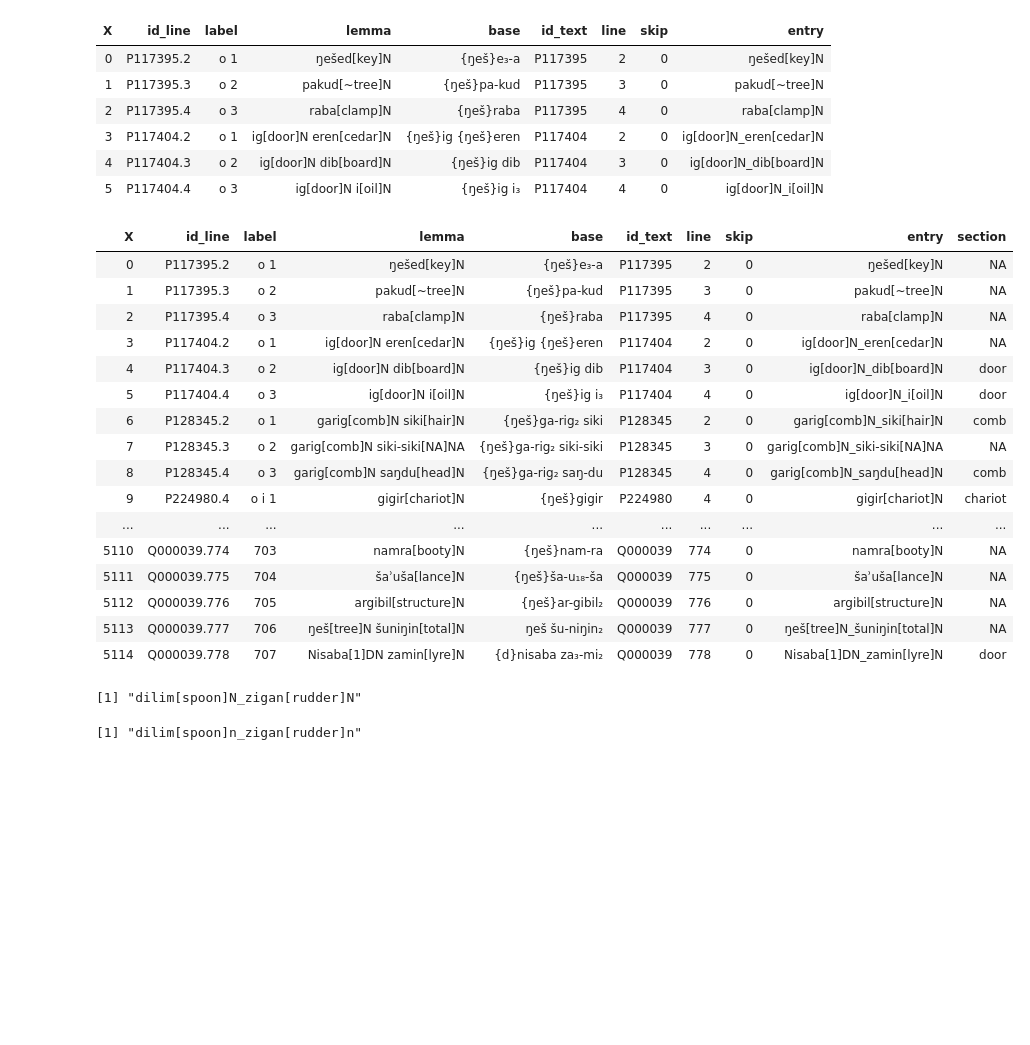
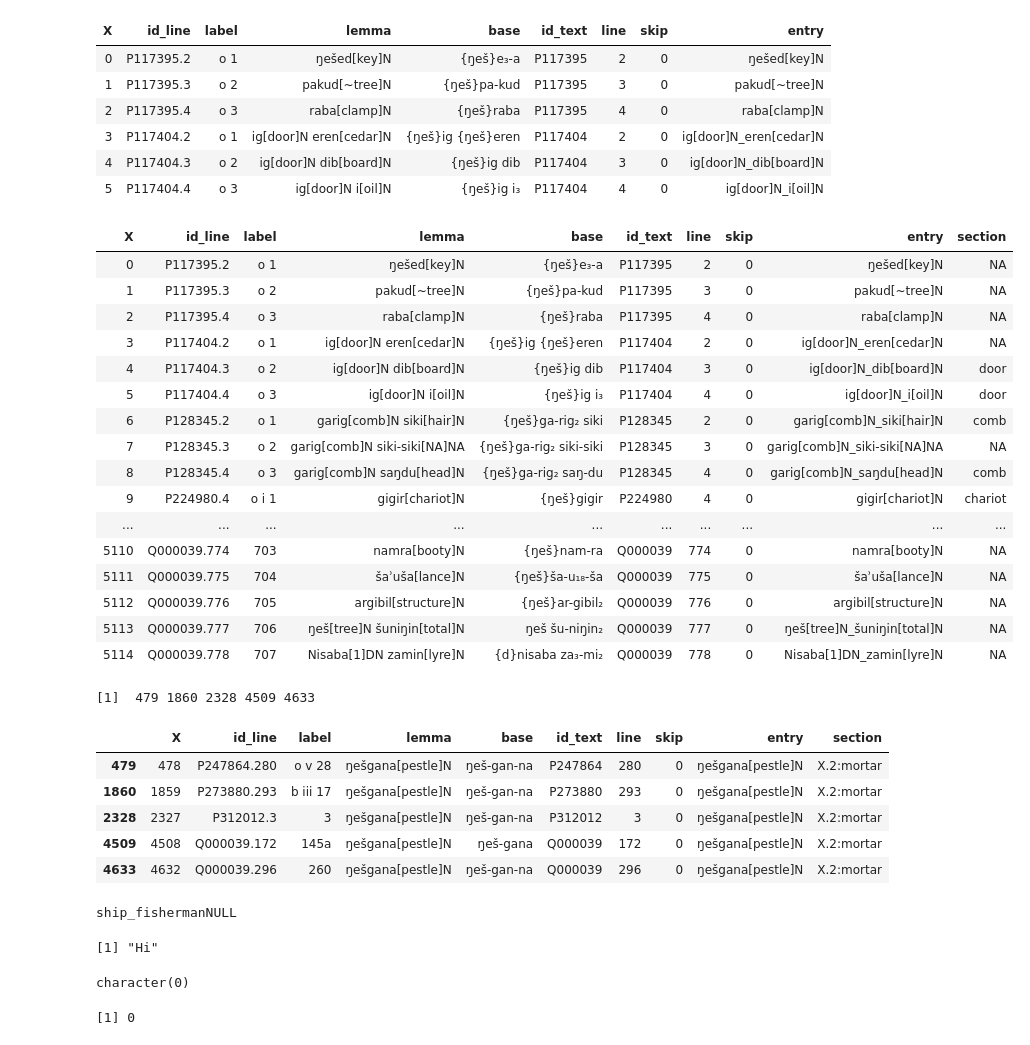
Before and after one commit to ErinBecker/digital-humanities-phylogenetics, a Jupyter notebook: scripts/04_analyze_section_order_R.ipynb, the cells around one changed output. Drawn from its saved outputs; the diff is of its cells as text; code cells hidden in the pictures; blank space fills up the shorter version.

Commit message:
match entries to sections

```diff
--- a/scripts/04_analyze_section_order_R.ipynb
+++ b/scripts/04_analyze_section_order_R.ipynb
@@ -12,7 +12,7 @@ Q42_sections = read.csv("Q000042_sections.csv", stringsAsFactors = FALSE)
 # %%
 # Read in a corpus to analyze
 
-df = read.csv("../pass/ob_lists_wood.csv", stringsAsFactors = FALSE)
+df = read.csv("../pass/Q39_par.csv", stringsAsFactors = FALSE)
 head(df)
 # %% [output]
 | X | id_line | label | lemma | base | id_text | line | skip | entry |
@@ -25,36 +25,60 @@ head(df)
 # %%
 # for each entry in the corpus, identify which section it belongs to
 
 section_defs = Q39_sections
 for (i in 1:nrow(df)) {
     entry = tolower(df$entry[i])
     sections = names(which(sapply(section_defs, function(x) any(x == entry)) == TRUE))
-    if(length(sections) ==1) df$section[i] = sections
-    df
+    if (length(sections) == 0) df$section[i] = NA
+    else df$section[i] = paste(sections, collapse = ":")
 }
 df
-# need to cat on if number of matching sections is more than 1
 # %% [output]
 | X | id_line | label | lemma | base | id_text | line | skip | entry | section |
 | 0 | P117395.2 | o 1 | ŋešed[key]N | {ŋeš}e₃-a | P117395 | 2 | 0 | ŋešed[key]N | NA |
 | 1 | P117395.3 | o 2 | pakud[~tree]N | {ŋeš}pa-kud | P117395 | 3 | 0 | pakud[~tree]N | NA |
 | 2 | P117395.4 | o 3 | raba[clamp]N | {ŋeš}raba | P117395 | 4 | 0 | raba[clamp]N | NA |
 | 3 | P117404.2 | o 1 | ig[door]N eren[cedar]N | {ŋeš}ig {ŋeš}eren | P117404 | 2 | 0 | ig[door]N_eren[cedar]N | NA |
 | 4 | P117404.3 | o 2 | ig[door]N dib[board]N | {ŋeš}ig dib | P117404 | 3 | 0 | ig[door]N_dib[board]N | door |
 | 5 | P117404.4 | o 3 | ig[door]N i[oil]N | {ŋeš}ig i₃ | P117404 | 4 | 0 | ig[door]N_i[oil]N | door |
 | 6 | P128345.2 | o 1 | garig[comb]N siki[hair]N | {ŋeš}ga-rig₂ siki | P128345 | 2 | 0 | garig[comb]N_siki[hair]N | comb |
 | 7 | P128345.3 | o 2 | garig[comb]N siki-siki[NA]NA | {ŋeš}ga-rig₂ siki-siki | P128345 | 3 | 0 | garig[comb]N_siki-siki[NA]NA | NA |
 | 8 | P128345.4 | o 3 | garig[comb]N saŋdu[head]N | {ŋeš}ga-rig₂ saŋ-du | P128345 | 4 | 0 | garig[comb]N_saŋdu[head]N | comb |
 | 9 | P224980.4 | o i 1 | gigir[chariot]N | {ŋeš}gigir | P224980 | 4 | 0 | gigir[chariot]N | chariot |
 | ... | ... | ... | ... | ... | ... | ... | ... | ... | ... |
 | 5110 | Q000039.774 | 703 | namra[booty]N | {ŋeš}nam-ra | Q000039 | 774 | 0 | namra[booty]N | NA |
 | 5111 | Q000039.775 | 704 | šaʾuša[lance]N | {ŋeš}ša-u₁₈-ša | Q000039 | 775 | 0 | šaʾuša[lance]N | NA |
 | 5112 | Q000039.776 | 705 | argibil[structure]N | {ŋeš}ar-gibil₂ | Q000039 | 776 | 0 | argibil[structure]N | NA |
 | 5113 | Q000039.777 | 706 | ŋeš[tree]N šuniŋin[total]N | ŋeš šu-niŋin₂ | Q000039 | 777 | 0 | ŋeš[tree]N_šuniŋin[total]N | NA |
-| 5114 | Q000039.778 | 707 | Nisaba[1]DN zamin[lyre]N | {d}nisaba za₃-mi₂ | Q000039 | 778 | 0 | Nisaba[1]DN_zamin[lyre]N | door |
+| 5114 | Q000039.778 | 707 | Nisaba[1]DN zamin[lyre]N | {d}nisaba za₃-mi₂ | Q000039 | 778 | 0 | Nisaba[1]DN_zamin[lyre]N | NA |
-# %%
-df[2019,]$entry
-section_defs[2,]$rudder
-# %% [output]
-[1] "dilim[spoon]N_zigan[rudder]N"
-[1] "dilim[spoon]n_zigan[rudder]n"
+# %%
+grep(":", df$section)
+# %% [output]
+[1]  479 1860 2328 4509 4633
+# %%
+df[grep(":", df$section),]
+# %% [output]
+|  | X | id_line | label | lemma | base | id_text | line | skip | entry | section |
+| 479 | 478 | P247864.280 | o v 28 | ŋešgana[pestle]N | ŋeš-gan-na | P247864 | 280 | 0 | ŋešgana[pestle]N | X.2:mortar |
+| 1860 | 1859 | P273880.293 | b iii 17 | ŋešgana[pestle]N | ŋeš-gan-na | P273880 | 293 | 0 | ŋešgana[pestle]N | X.2:mortar |
+| 2328 | 2327 | P312012.3 | 3 | ŋešgana[pestle]N | ŋeš-gan-na | P312012 | 3 | 0 | ŋešgana[pestle]N | X.2:mortar |
+| 4509 | 4508 | Q000039.172 | 145a | ŋešgana[pestle]N | ŋeš-gana | Q000039 | 172 | 0 | ŋešgana[pestle]N | X.2:mortar |
+| 4633 | 4632 | Q000039.296 | 260 | ŋešgana[pestle]N | ŋeš-gan-na | Q000039 | 296 | 0 | ŋešgana[pestle]N | X.2:mortar |
+# %%
+sections = names(which(sapply(section_defs, function(x) any(x == "ma[ship]n_ninnu[fifty]nu_gur[unit]n")) == TRUE))
+sections = cat(sections)
+print(sections)
+# %% [output]
+ship_fishermanNULL
+# %%
+if(is.na(NA)) print("Hi")
+# %% [output]
+[1] "Hi"
+# %%
+test = print(names(which(sapply(section_defs, function(x) any(x == "Hi erin")) == TRUE)))
+# %% [output]
+character(0)
+# %%
+length(test)
+# %% [output]
+[1] 0
```
